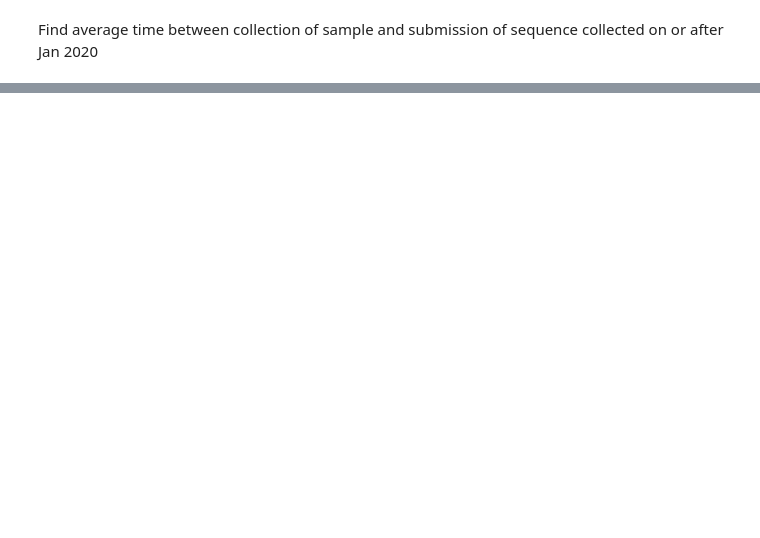
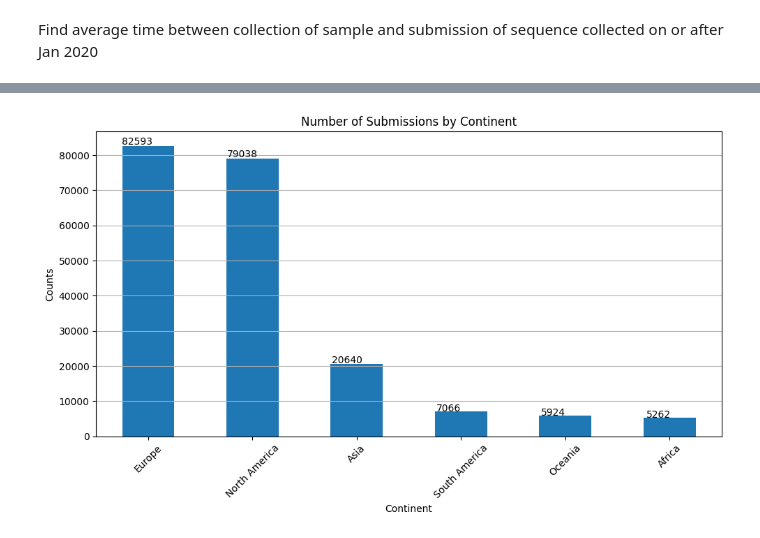
Before and after one commit to ASudu/EpiCoV_Summer25, a Jupyter notebook: src/epicov_2020.ipynb, the cells around one changed output, grey strips where cells are left out. Saved outputs shown, nothing was run; the diff lists cells and outputs as text; code cells hidden in the pictures; blank space fills up the shorter version.

```diff
--- a/src/epicov_2020.ipynb
+++ b/src/epicov_2020.ipynb
@@ -778,8 +911,2 @@ df.info()
-# %%
-df["Clinical status"], df["Hospitalization status"], df["Severity"], df["WHO category"] = np.nan, np.nan, np.nan, np.nan
-df = map_pat_status(df, df_pat, "Clinical status")
-df = map_pat_status(df, df_pat, "Hospitalization status")
-df = map_pat_status(df, df_pat, "Severity")
-df = map_pat_status(df, df_pat, "WHO category")
 # %%
 df.info()
@@ -930,0 +1233,6 @@ index =
+# %%
+# Fill missing values with "unknown"
+df["state"].fillna("unknown", inplace=True)
+df["city"].fillna("unknown", inplace=True)
+df["Additional location information"].fillna("unknown", inplace=True)
+df.info()
@@ -930,0 +1323,7 @@ index =
+# %%
+df["country"] = df["country"].str.replace("USA", "United States")
+df["country"] = df["country"].str.replace("Democratic Republic of the Congo", "Democratic Republic of Congo")
+df["country"] = df["country"].str.replace("Republic of the Congo", "Congo")
+df["country"] = df["country"].str.replace("Timor-Leste", "East Timor")
+df["country"] = df["country"].str.replace("Canary Islands", "Spain") # Canary Islands is a part of Spain, not a separate country
+df["country"] = df["country"].str.replace("Cote d’Ivoire", "Cote d'Ivoire")
@@ -930,0 +1376,4 @@ index =
+# %%
+skip_countries = ["Crimea"]
+df1 = df[~df["country"].isin(skip_countries)]
+df.shape, df1.shape
@@ -930,0 +1628,18 @@ index =
+# %%
+# Plot the bar chart
+ax = df1["continent"].value_counts().plot(kind='bar', figsize=(10, 6))
+plt.grid()
+
+# Annotate the bars
+for p in ax.patches:
+    ax.annotate(str(p.get_height()), (p.get_x() * 1.005, p.get_height() * 1.005))
+
+plt.xlabel('Continent')
+plt.xticks(rotation=45)
+plt.ylabel('Counts')
+plt.title('Number of Submissions by Continent')
+plt.grid(axis= 'x')
+plt.tight_layout()
+plt.show()
+# %% [output]
+[figure, added]
```
Also changed, not shown: parts of 152 cells of this notebook, 19 other files.
